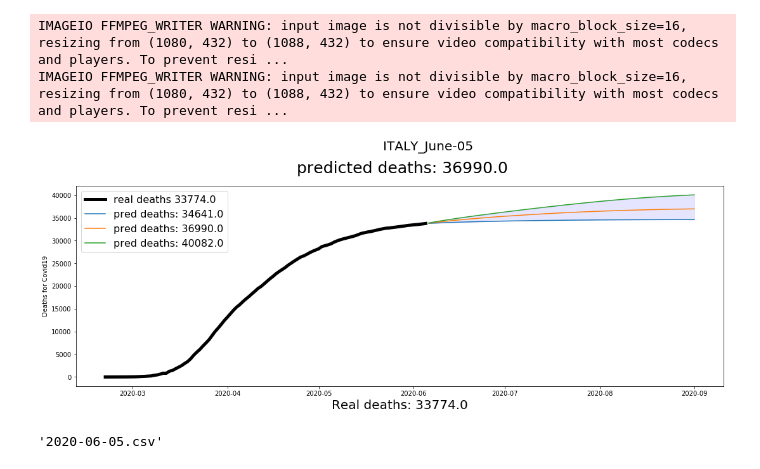
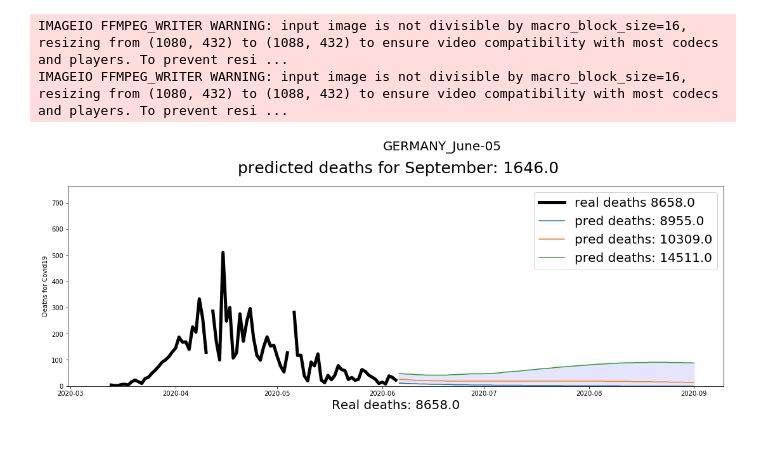
Before and after one commit to mesielepush/Animations-of-Contrast-for-death-predictions-of-Covid19, a Jupyter notebook: Mexico Deaths predictions for Covid19.ipynb, the cells around one changed output. Saved outputs shown, nothing was run; the diff lists cells and outputs as text; code cells hidden in the pictures.

```diff
--- a/Mexico Deaths predictions for Covid19.ipynb
+++ b/Mexico Deaths predictions for Covid19.ipynb
@@ -8,7 +8,9 @@ from IPython.display import Video
 
 from data_helpers import *
 # %%
-def plot_cummulative(index, database, max_deaths, prediction, country_name):
+def plot_discrete(index, database, max_deaths, prediction, country_name):
+    lim_data = max( clean_nan(database['discrete']) ) + ( max( clean_nan(database['discrete']))/ 2 )
+    max_y = max(clean_nan(database['pred_discrete_upper'])) + max(clean_nan(database['pred_discrete_upper']))/2
 
     plt.close('all')
     plt.rcParams["figure.figsize"] = (15,6)
@@ -24,12 +26,13 @@ def plot_cummulative(index, database, max_deaths, prediction, country_name):
     plt.title(f' predicted deaths for September: {sum(clean_nan(database["pred_discrete_mean"])) }', fontsize=25,pad=20)
     plt.suptitle(f'{country_name.upper()}_{calendar.month_name[int(prediction[-9:-7])]}-{prediction[-6:-4]}', fontsize=20,ha='left',va='top')
     plt.ylabel('Deaths for Covid19')
-    plt.legend(fontsize=20,loc='upper left')
+    plt.ylim(0, max(max_y,lim_data))
+    plt.legend(fontsize=20,loc=0)
     plt.xlabel(f'Real deaths: {max_deaths}', fontsize = 20)
 
     plt.savefig(f'plots/{country_name}/discrete/{prediction[-14:-4]}.jpg')
 
-def plot_discrete(index, database, max_deaths, prediction, country_name):
+def plot_cummulative(index, database, max_deaths, prediction, country_name):
 
     plt.close('all')
     plt.rcParams["figure.figsize"] = (15,6)
@@ -43,8 +46,7 @@ def plot_discrete(index, database, max_deaths, prediction, country_name):
 
     plt.xlabel(f'Real deaths: {max_deaths}', fontsize = 20)
     plt.ylabel('Deaths for Covid19')
-    ply.ylim(0,)
-    plt.title(f' predicted deaths: {max(clean_nan(database["pred_cummulative_mean"]))}', fontsize=25,pad=20)
+    plt.title(f' deaths for September: {max(clean_nan(database["pred_cummulative_mean"]))}', fontsize=25,pad=20)
     plt.suptitle(f'{country_name.upper()}_{calendar.month_name[int(prediction[-9:-7])]}-{prediction[-6:-4]}', fontsize=20,ha='left', va='top')
     plt.legend(fontsize=16,loc='upper left')
 
@@ -133,19 +137,21 @@ def get_animation(country_name):
     cummulative = pd.DataFrame()
     cummulative['date'] = pd.to_datetime(newest_file.date.copy())
     cummulative['deaths']= newest_file.total_deaths
+    cummulative = eliminate_negatives(cummulative)
 
     discrete = pd.DataFrame()
     discrete['date'] = pd.to_datetime(newest_file.date.copy())
     discrete['deaths']= newest_file.actual_deaths
-
+    discrete = eliminate_negatives(discrete)
 
     for file in files_dir:
         process_plot(index, cummulative, discrete, file, country_name)
 
     # repeate last image
     pic_dates  = [x[:-4] for x in os.listdir(f'plots/{country_name}/cummulative')]
-    max_date = str(max(pd.to_datetime(dates)))[:10]
-    for _ in range(25):
+    max_date = str(max(pd.to_datetime(pic_dates)))[:10]
+
+    for _ in range(50):
         copy2(f'plots/{country_name}/cummulative/{max_date}.jpg', f'plots/{country_name}/cummulative/{max_date}_{_}.jpg')
         copy2(f'plots/{country_name}/discrete/{max_date}.jpg', f'plots/{country_name}/discrete/{max_date}_{_}.jpg')
 
@@ -161,8 +167,8 @@ def get_animation(country_name):
         dis_images.append(imageio.imread(os.path.join(f'plots/{country_name}/discrete',filename)))
     imageio.mimsave(f'results/{country_name}/discrete_{country_name}.mp4', dis_images)
 # %%
-get_animation('Italy')
+get_animation('Germany')
 # %% [output]
 IMAGEIO FFMPEG_WRITER WARNING: input image is not divisible by macro_block_size=16, resizing from (1080, 432) to (1088, 432) to ensure video compatibility with most codecs and players. To prevent resi ...
 IMAGEIO FFMPEG_WRITER WARNING: input image is not divisible by macro_block_size=16, resizing from (1080, 432) to (1088, 432) to ensure video compatibility with most codecs and players. To prevent resi ...
-[figure, old version]
+[figure, new version]
@@ -171,5 +174,0 @@ dates = [x[:-4] for x in os.listdir(r'C:\Users\jupol\Desktop\TensorTut\covid\dea
-# %%
-max_date= str(max(pd.to_datetime(dates)))[:10]+'.csv'
-max_date
-# %% [output]
-'2020-06-05.csv'
```
Also changed, not shown: parts of 17 cells of this notebook, 1 other file.
